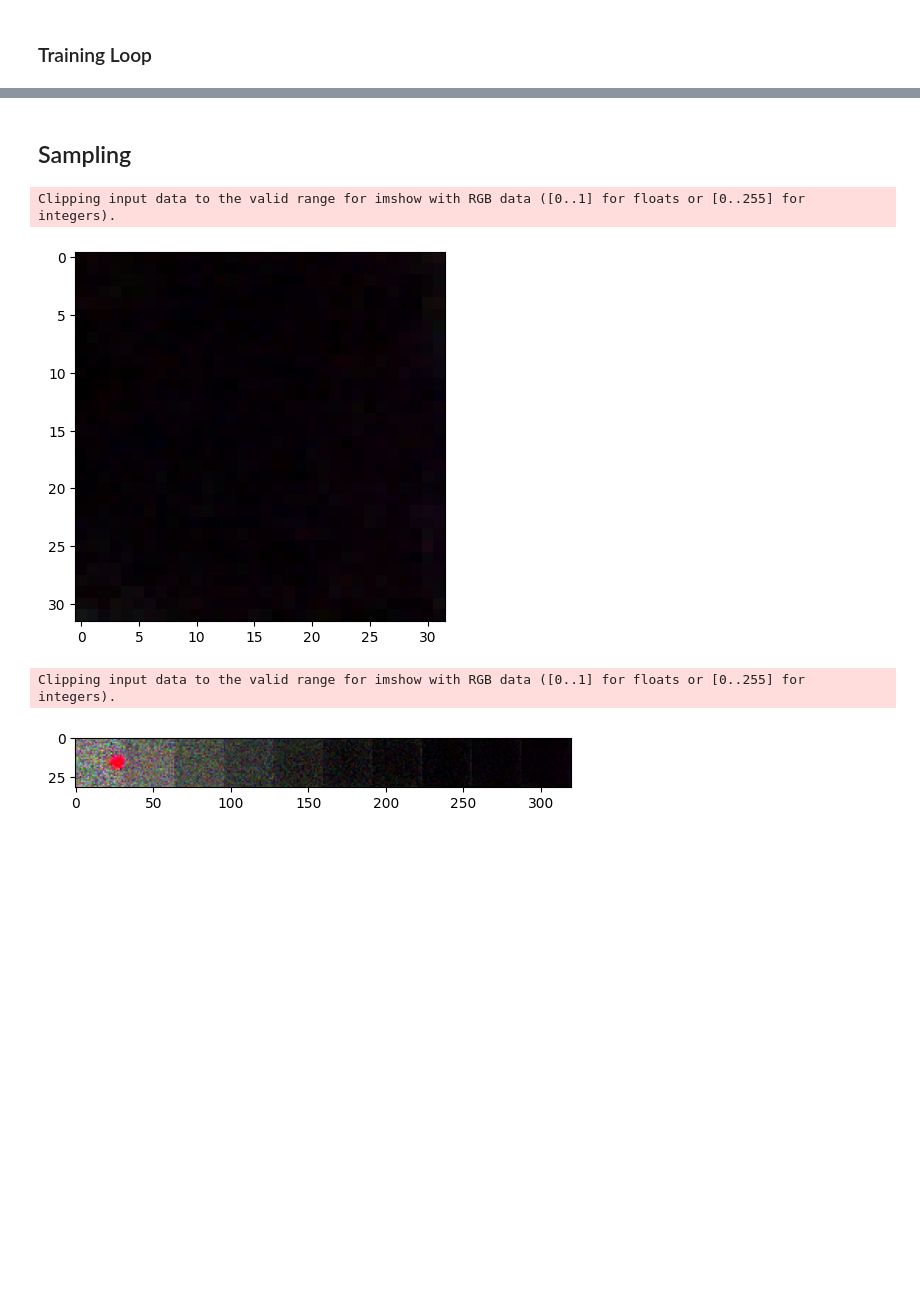
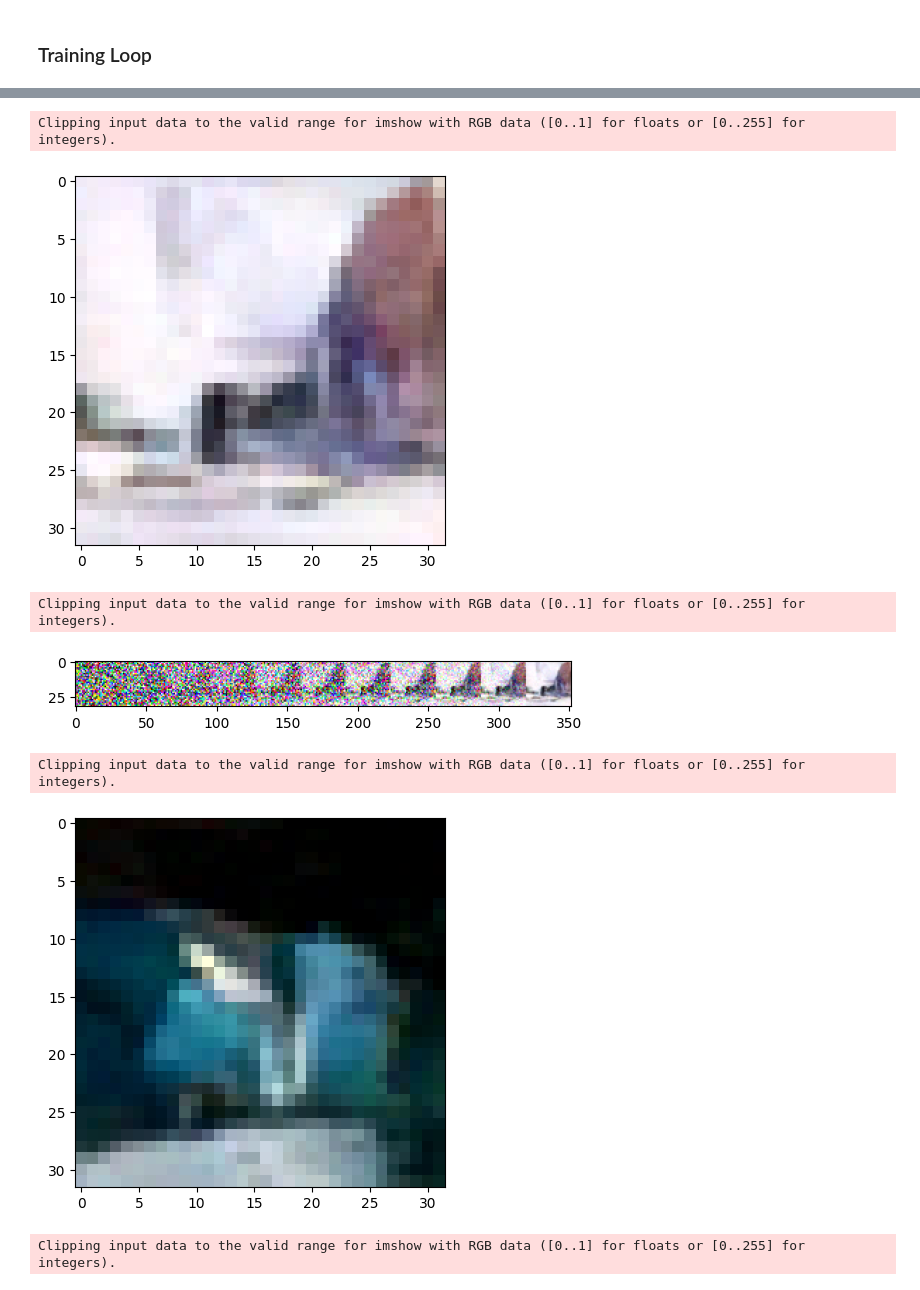
Before and after one commit to Nasotro/Diffusion-Implementation, a Jupyter notebook: v3.ipynb, the cells around one changed output, grey strips where cells are left out. Cells and saved outputs as stored; diff of their text form; code cells hidden in the pictures; blank space fills up the shorter version.

Commit message:
ca marche sans les labels

```diff
--- a/v3.ipynb
+++ b/v3.ipynb
@@ -33,3 +58,17 @@ class CFG:
+# %%
+class NoiseDataset():
+    def __init__(self, imgs_dataset, noise_schedule = None):
+        self.imgs_dataset = imgs_dataset
+        self.noise_schedule = noise_schedule if noise_schedule else CosineNoiseAdder()
+
+    def __getitem__(self, idx):
+        img, label = self.imgs_dataset[idx]
+        t = torch.randint(self.noise_schedule.T, (1, )).squeeze()
+        noisy_img, noise = self.noise_schedule.image_at_time_step(img, t)
+        return noisy_img, noise, t, label
+
+    def __len__(self):
+        return len(self.imgs_dataset)
 # %% [markdown]
 ## Training
 # %% [markdown]
@@ -170,3 +249,4 @@ Best loss: 0.21928628766536712
 # %%
-net.load_state_dict(torch.load('best_model_CIFAR.pth'))
+net.load_state_dict(torch.load('best_model_MNIST.pth'))
+net.eval()
 # %% [output]
@@ -175,58 +270,64 @@ RuntimeError: Error(s) in loading state_dict for Unet:
-# %% [markdown]
-## Sampling
 # %%
 max_time_steps = 200
-n_samples = 1
+
+n_samples = 10
+xt = torch.randn((1, initial_channels, 32, 32)).to(device)
+T = max_time_steps
 s = 0.008
 
-#    0       1       2      3       4      5       6       7       8       9
 # 'plane', 'car', 'bird', 'cat', 'deer', 'dog', 'frog', 'horse', 'ship', 'truck'
-label = torch.tensor([2], device=device)
+label = torch.tensor([9], device=device)
 
 CosineNoise = CosineNoiseAdder(max_time_steps, s)
 
-for _ in range(1):
+# print(CosineNoise.get_alpha_t(T))
+for _ in range(n_samples):
     with torch.no_grad():
         full_img = torch.tensor([], device=device)
         full_predicted_noise = torch.tensor([], device=device)
 
-        xt = torch.randn((n_samples, 3, 32, 32)).to(device)
+        xt = torch.randn((1, initial_channels, 32, 32)).to(device)
         for t in torch.arange(max_time_steps-1, -1, -1):
-            t = t.expand((n_samples)).to(device)
+            t = t.expand((1)).to(device)
             a_t = CosineNoise.get_alpha_t(t)
             alpha_t_barre = CosineNoise.get_alpha_t_barre(t)
-            sigma = torch.sqrt(1-a_t).view(n_samples, 1, 1, 1)
+            sigma = torch.sqrt(1-a_t).view(1, 1, 1, 1)
             z = torch.randn_like(xt)
             # print(xt.shape)
             epsilon = net(xt, t, label)
-            a = ((1 - a_t)/(torch.sqrt(1 - alpha_t_barre))).view(n_samples, 1, 1, 1)
-            b = (1/torch.sqrt(a_t)).view(n_samples, 1, 1, 1)
+            a = ((1 - a_t)/(torch.sqrt(1 - alpha_t_barre))).view(1, 1, 1, 1)
+            b = (1/torch.sqrt(a_t)).view(1, 1, 1, 1)
 
-            if t.item() % (max_time_steps / 10) == 0:
+            if t.item() % (max_time_steps / 10) == 0 or t.item() == max_time_steps-1:
                 # print(t.item())
                 full_img = torch.cat((full_img, xt), 3)
                 full_predicted_noise = torch.cat((full_predicted_noise, epsilon), 3)
-                # show_image(xt[0])
+                # print(xt.shape)
+                # show_image(xt[0], f'{t.item()}%')
                 # show_image(full_img[0])
 
             # print(t[0].item(), a_t[0].item(), alpha_t_barre[0].item(), sigma[0].item(), a[0].item(), b[0].item(), z.shape, epsilon.shape, sep=' | ')
             # print(xt.shape, epsilon.shape)
 
-            # xt = b*(xt - a*epsilon) + sigma*z
+            xt = b*(xt - a*epsilon) + sigma*z
 
-            # xt = torch.sqrt(1 - a_t).view(n_samples, 1, 1, 1) * epsilon + sigma * z
+            # xt = torch.sqrt(1 - a_t).view(1, 1, 1, 1) * epsilon + sigma * z
 
-            xt = b * (xt - torch.sqrt(1-alpha_t_barre)*epsilon) + sigma*z
+            # xt = b * (xt - torch.sqrt(1-alpha_t_barre)*epsilon) + sigma*z
 
             # print(xt[0][0][0][0], xt[0][1][0][0], xt[0][2][0][0])
             # print(xt[0])
 
+        show_image(xt[0])
 
-        show_image(xt[0])
+    # print(full_img.shape)
         show_image(full_img[0])
         # show_image(full_predicted_noise[0])
 # %% [output]
 Clipping input data to the valid range for imshow with RGB data ([0..1] for floats or [0..255] for integers).
-[figure, old version]
+[figure, new version]
 Clipping input data to the valid range for imshow with RGB data ([0..1] for floats or [0..255] for integers).
-[figure, old version]
+[figure, new version]
+Clipping input data to the valid range for imshow with RGB data ([0..1] for floats or [0..255] for integers).
+[figure, added]
+Clipping input data to the valid range for imshow with RGB data ([0..1] for floats or [0..255] for integers).
```
Also changed, not shown: parts of 9 cells of this notebook, 4 other files.
